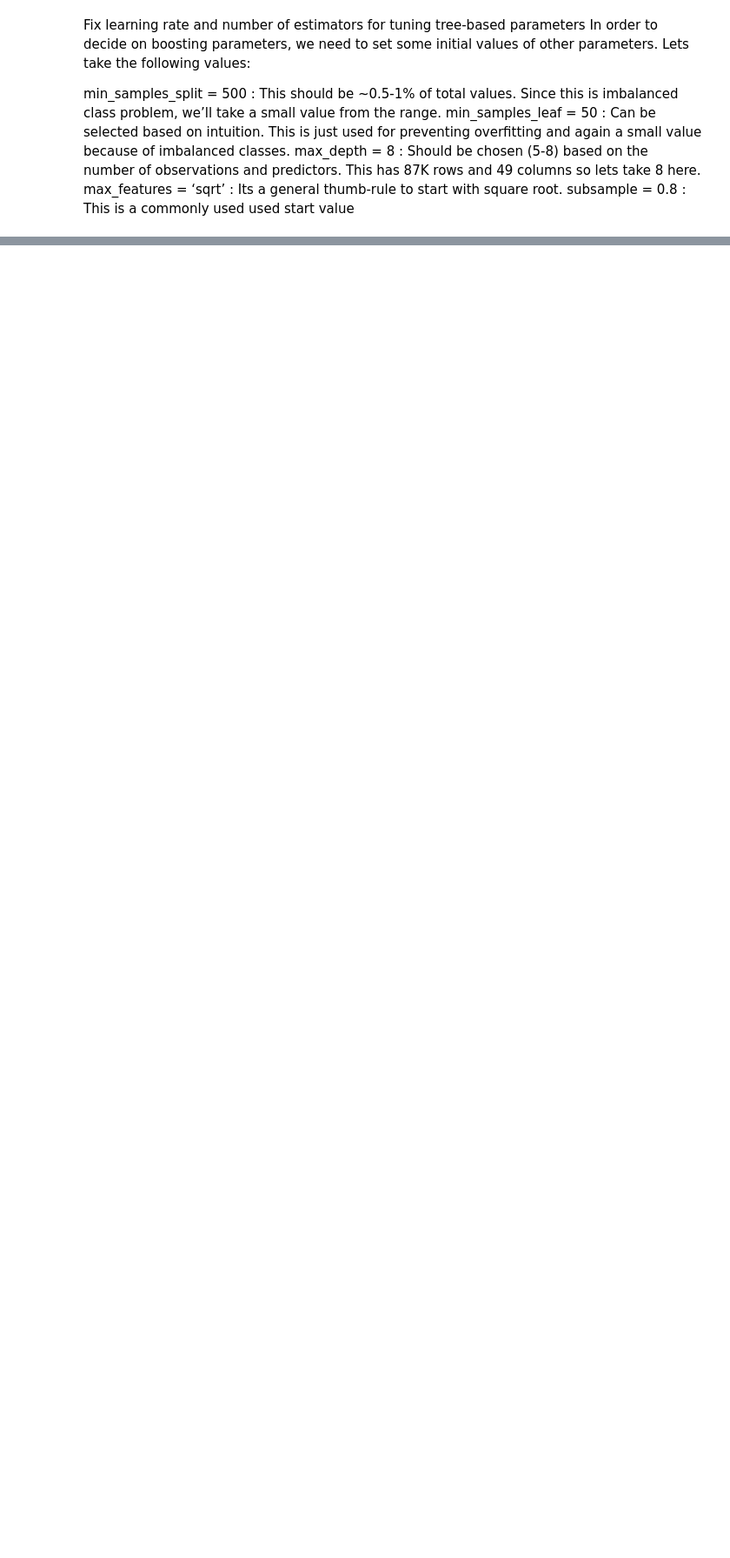
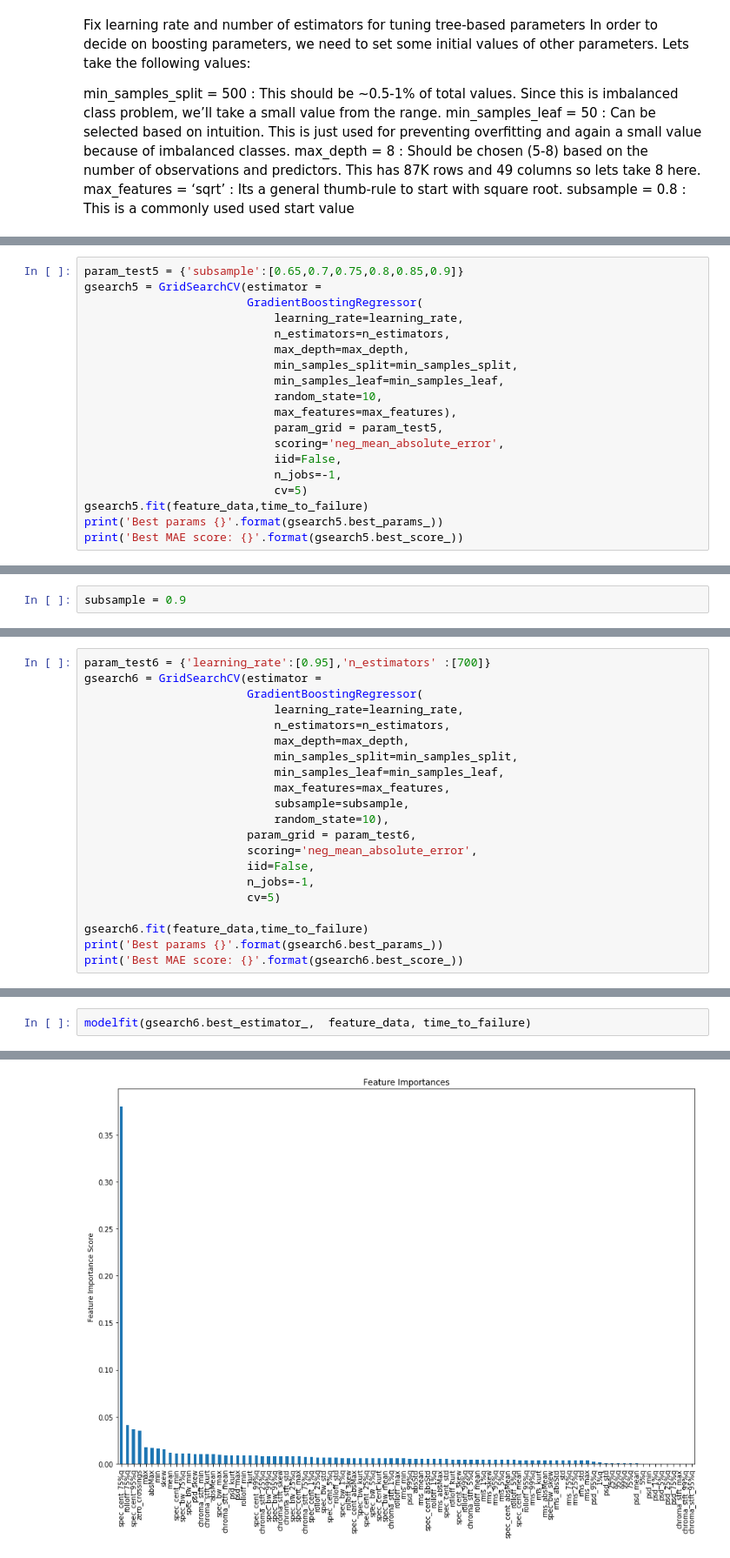
Before and after one commit to domelein/CAS_PML_Earthquake_pred, a Jupyter notebook: Model_GradientBoost.ipynb, the cells around one changed output, grey strips where cells are left out. Shown: that part at 87% size. Cells and saved outputs as stored; diff of their text form; blank space fills up the shorter version.

```diff
--- a/Model_GradientBoost.ipynb
+++ b/Model_GradientBoost.ipynb
@@ -198,0 +311,19 @@ Best MAE score: -2.1959848493751033
+# %%
+param_test5 = {'subsample':[0.65,0.7,0.75,0.8,0.85,0.9]}
+gsearch5 = GridSearchCV(estimator =
+                        GradientBoostingRegressor(
+                            learning_rate=learning_rate,
+                            n_estimators=n_estimators,
+                            max_depth=max_depth,
+                            min_samples_split=min_samples_split,
+                            min_samples_leaf=min_samples_leaf,
+                            random_state=10,
+                            max_features=max_features),
+                            param_grid = param_test5,
+                            scoring='neg_mean_absolute_error',
+                            iid=False,
+                            n_jobs=-1,
+                            cv=5)
+gsearch5.fit(feature_data,time_to_failure)
+print('Best params {}'.format(gsearch5.best_params_))
+print('Best MAE score: {}'.format(gsearch5.best_score_))
@@ -198,0 +333,2 @@ Best MAE score: -2.1959848493751033
+# %%
+subsample = 0.9
@@ -198,0 +337,21 @@ Best MAE score: -2.1959848493751033
+# %%
+param_test6 = {'learning_rate':[0.95],'n_estimators' :[700]}
+gsearch6 = GridSearchCV(estimator =
+                        GradientBoostingRegressor(
+                            learning_rate=learning_rate,
+                            n_estimators=n_estimators,
+                            max_depth=max_depth,
+                            min_samples_split=min_samples_split,
+                            min_samples_leaf=min_samples_leaf,
+                            max_features=max_features,
+                            subsample=subsample,
+                            random_state=10),
+                        param_grid = param_test6,
+                        scoring='neg_mean_absolute_error',
+                        iid=False,
+                        n_jobs=-1,
+                        cv=5)
+
+gsearch6.fit(feature_data,time_to_failure)
+print('Best params {}'.format(gsearch6.best_params_))
+print('Best MAE score: {}'.format(gsearch6.best_score_))
@@ -198,0 +361,3 @@ Best MAE score: -2.1959848493751033
+# %%
+modelfit(gsearch6.best_estimator_,  feature_data, time_to_failure)
+# %% [output]
@@ -198,0 +371 @@ Best MAE score: -2.1959848493751033
+[figure, added]
```
Also changed, not shown: parts of 33 cells of this notebook, 4 other files.
